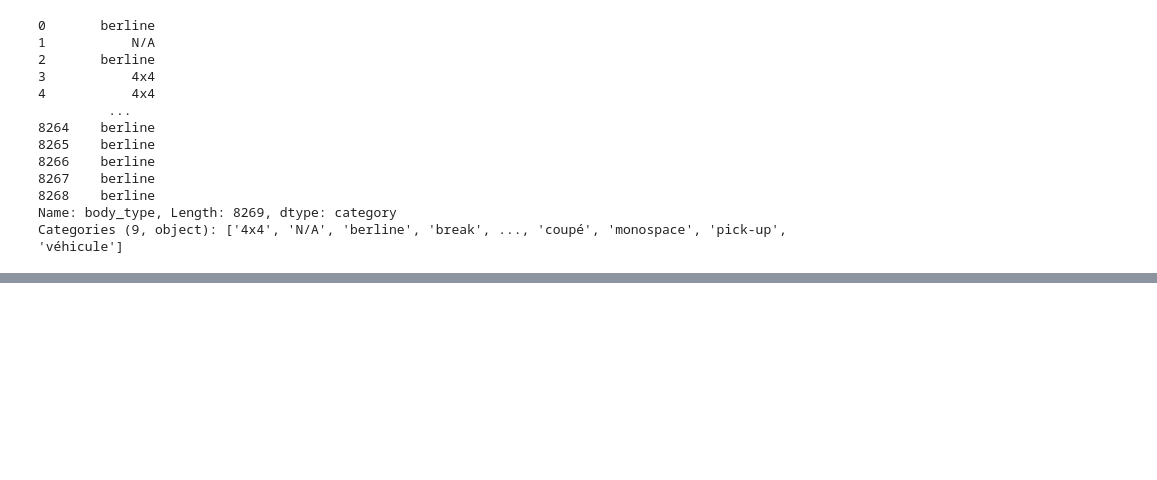
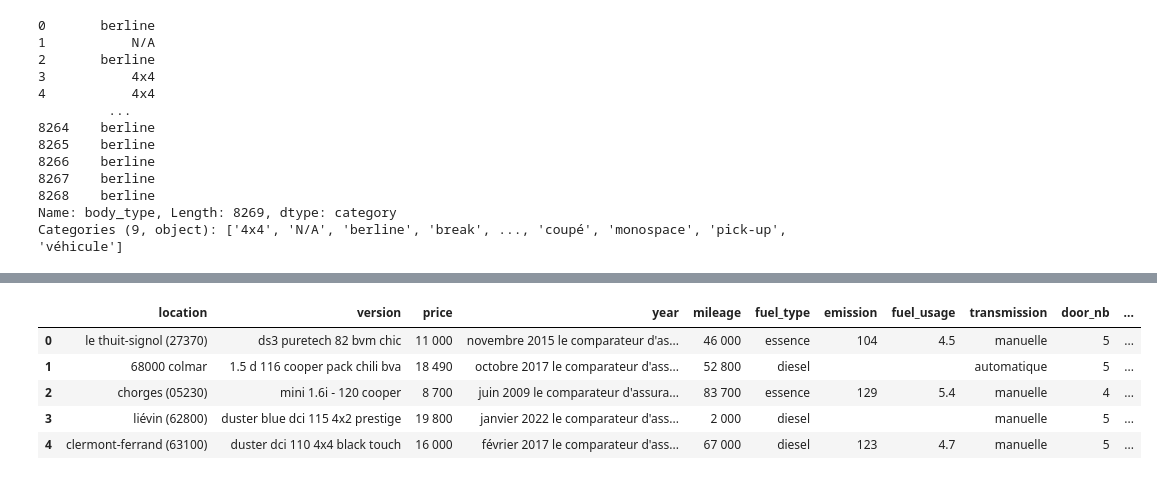
Before and after one commit to dia36u/IAParuVendu_Groupe2, a Jupyter notebook: Modele_IA/regression.ipynb, the cells around one changed output, grey strips where cells are left out. Cells and saved outputs as stored; diff of their text form; code cells hidden in the pictures; blank space fills up the shorter version.

Commit message:
mise en forme des données et export du json clean

```diff
--- a/Modele_IA/regression.ipynb
+++ b/Modele_IA/regression.ipynb
@@ -112,12 +124,0 @@ df_clean.head()
-# %%
-#df_clean['location'].replace('colmar', '')
-
-#df_clean['location'] = df_clean['location'].map(lambda x: x.lstrip('()').rstrip('abcdefghijklmnopkrstuvwxyz'))
-
-#df_clean['location'] = df_clean['location'].str.replace('abcdefghijklmnopkrstuvwxyz','')
-
-df_clean = df_clean.replace('colmar','', regex=True)
-
-
-
-df_clean.head()
@@ -130,0 +125,13 @@ df_clean.head()
+# %%
+df_marque=df_clean['url'].str.split('/',expand=True)
+df_clean['marque']=df_marque[0]
+df_clean['modele']=df_marque[1]
+df_clean.drop(columns =["url"], inplace = True)
+df_clean.head()
+# %% [output]
+|  | location | version | price | year | mileage | fuel_type | emission | fuel_usage | transmission | door_nb | ... |
+| 0 | le thuit-signol (27370) | ds3 puretech 82 bvm chic | 11 000 | novembre 2015 le comparateur d'as... | 46 000 | essence | 104 | 4.5 | manuelle | 5 | ... |
+| 1 | 68000 colmar | 1.5 d 116 cooper pack chili bva | 18 490 | octobre 2017 le comparateur d'ass... | 52 800 | diesel |  |  | automatique | 5 | ... |
+| 2 | chorges (05230) | mini 1.6i - 120 cooper | 8 700 | juin 2009 le comparateur d'assura... | 83 700 | essence | 129 | 5.4 | manuelle | 4 | ... |
+| 3 | liévin (62800) | duster blue dci 115 4x2 prestige | 19 800 | janvier 2022 le comparateur d'ass... | 2 000 | diesel |  |  | manuelle | 5 | ... |
+| 4 | clermont-ferrand (63100) | duster dci 110 4x4 black touch | 16 000 | février 2017 le comparateur d'ass... | 67 000 | diesel | 123 | 4.7 | manuelle | 5 | ... |
```
Also changed, not shown: parts of 7 cells of this notebook, 1 other file.
